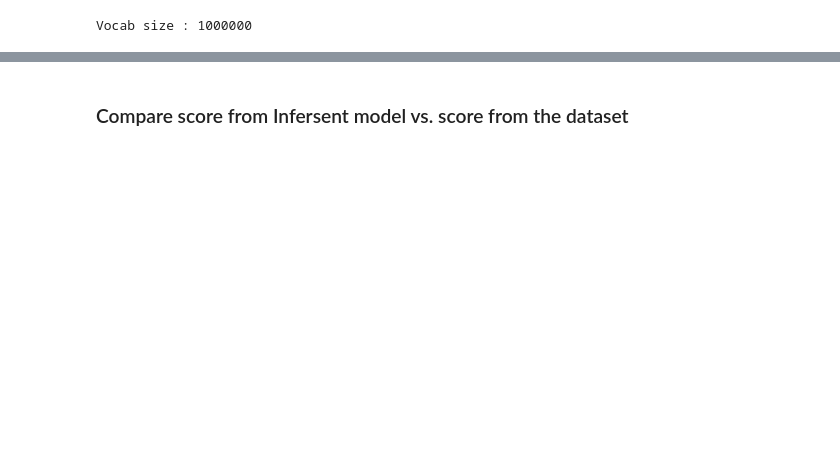
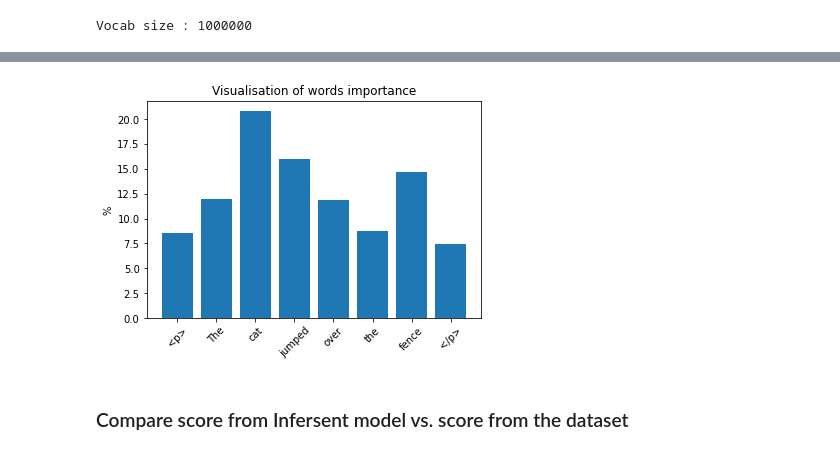
Before and after one commit to zoelie/STS-semantic-similarity, a Jupyter notebook: zoe_semantic_similarity_infersent.ipynb, the cells around one changed output, grey strips where cells are left out. Saved outputs shown, nothing was run; the diff lists cells and outputs as text; code cells hidden in the pictures; blank space fills up the shorter version.

```diff
--- a/zoe_semantic_similarity_infersent.ipynb
+++ b/zoe_semantic_similarity_infersent.ipynb
@@ -180,3 +260,8 @@ Vocab size : 1000000
+# %%
+sample_sentence = 'The cat jumped over the fence'
+_, _ = model2.visualize(sample_sentence)
+# %% [output]
+[figure, added]
 # %% [markdown]
 ### Compare score from Infersent model vs. score from the dataset
 # %%
```
Also changed, not shown: parts of 50 cells of this notebook.
